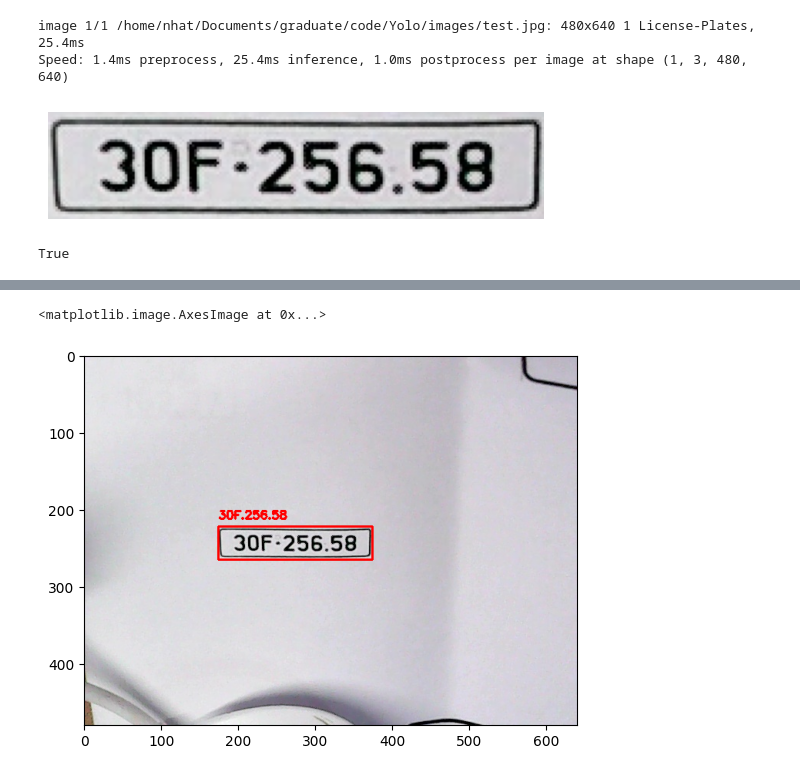
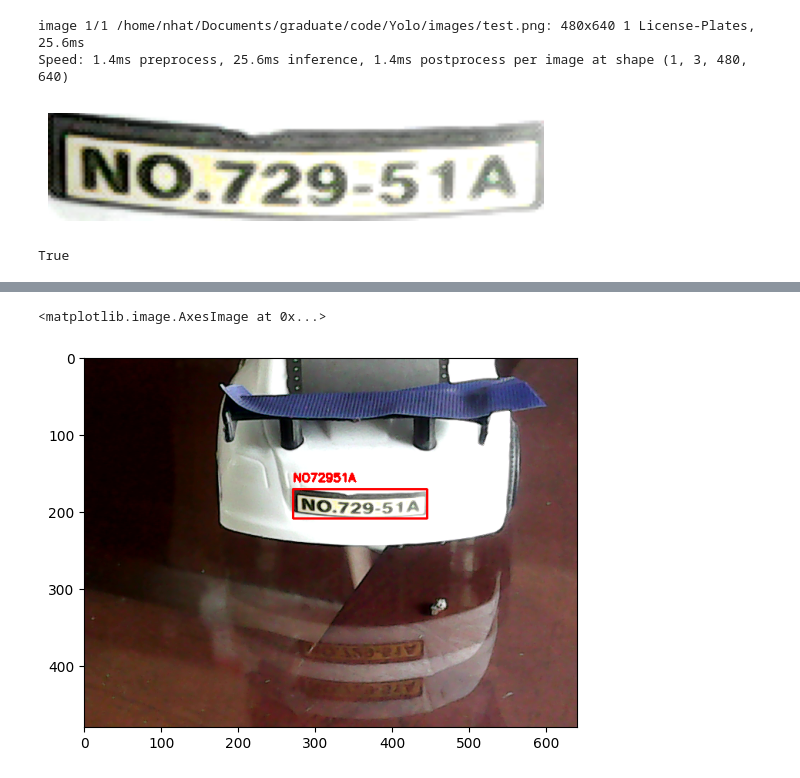
Before and after one commit to Trongnhat191/graduate, a Jupyter notebook: code/Yolo/yolo.ipynb, the cells around one changed output, grey strips where cells are left out. Cells and saved outputs as stored; diff of their text form; code cells hidden in the pictures.

```diff
--- a/code/Yolo/yolo.ipynb
+++ b/code/Yolo/yolo.ipynb
@@ -53,7 +16,7 @@ Starting training for 30 epochs...
 # %%
 plate_model = YOLO("runs/detect/plate_model9/weights/best.pt")
 # %%
-results = plate_model('images/test.jpg')
+results = plate_model('images/test.png')
 results
 # results[0].show()  # show results
 
@@ -73,6 +36,7 @@ boxes = results[0].boxes
 import cv2
 import numpy as np
 import matplotlib.pyplot as plt
+import re
 
 def cut_image(image, box):
     # Get the bounding box coordinates
@@ -83,7 +47,7 @@ def cut_image(image, box):
 
     return cut_img
 # Load the image
-image = cv2.imread('images/test.jpg')
+image = cv2.imread('images/test.png')
 # Convert the image from BGR to RGB
 image = cv2.cvtColor(image, cv2.COLOR_BGR2RGB)
 # Get the first bounding box
@@ -98,9 +62,9 @@ plt.show()
 # Save the cut image
 cv2.imwrite('plate_images/test.jpg', cv2.cvtColor(cut_img, cv2.COLOR_RGB2BGR))
 # %% [output]
-image 1/1 /home/nhat/Documents/graduate/code/Yolo/images/test.jpg: 480x640 1 License-Plates, 25.4ms
-Speed: 1.4ms preprocess, 25.4ms inference, 1.0ms postprocess per image at shape (1, 3, 480, 640)
+image 1/1 /home/nhat/Documents/graduate/code/Yolo/images/test.png: 480x640 1 License-Plates, 25.6ms
+Speed: 1.4ms preprocess, 25.6ms inference, 1.4ms postprocess per image at shape (1, 3, 480, 640)
-[figure, old version]
+[figure, new version]
 True
 # %%
 # %pip install paddleocr
@@ -109,16 +73,16 @@ True
 import cv2
 import numpy as np
 from matplotlib import pyplot as plt
-
+import re
 from paddleocr import PaddleOCR
-ocr = PaddleOCR(lang = 'vi')
+ocr = PaddleOCR(lang = 'vi', use_angle_cls= True, show_log = False)
 image = cv2.imread('plate_images/test.jpg')
 res = ocr.ocr(image)
 
 #show res
 for line in res:
     print(line)
-
+print("=========================================")
 # Print the text
 for line in res:
     for word_info in line:
@@ -136,15 +100,16 @@ def draw_text(image, text, box):
     cv2.rectangle(image, (x1, y1), (x2, y2), (255, 0, 0), 2)
     return image
 # Load the image
-image = cv2.imread('images/test.jpg')
+image = cv2.imread('images/test.png')
 # Convert the image from BGR to RGB
 image = cv2.cvtColor(image, cv2.COLOR_BGR2RGB)
 # Get the first bounding box
 box = boxes[0]
 # Get the text
 text = res[0][0][1][0]
+text_normalized = re.sub(r'[^A-Za-z0-9]', '', text)  # Remove special characters
 # Draw the text on the image
-image = draw_text(image, text, box)
+image = draw_text(image, text_normalized, box)
 # Display the image
 plt.imshow(image)
 # %% [output]
@@ -157,2 +119,2 @@ plt.imshow(image)
 <matplotlib.image.AxesImage at 0x...>
-[figure, old version]
+[figure, new version]
```
Also changed, not shown: parts of 3 cells of this notebook, 16 other files.
